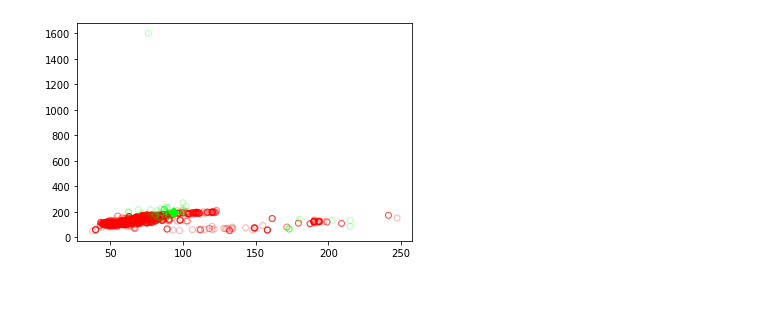
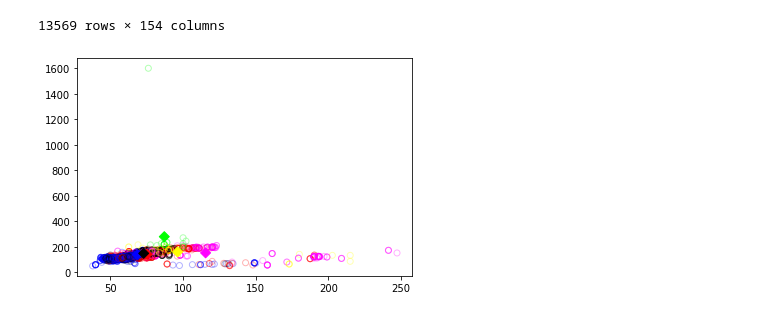
Before and after one commit to melodyyu/cogs118b-final-project, a Jupyter notebook: K_Means_Code.ipynb, the cells around one changed output. Drawn from its saved outputs; the diff is of its cells as text; code cells hidden in the pictures.

```diff
--- a/K_Means_Code.ipynb
+++ b/K_Means_Code.ipynb
@@ -91,24 +93,14 @@ def runKMeans(K, csv_filepath):
     # Load cleaned data in
     data = pd.read_csv(csv_filepath)
 
-    ##break the columns into lists of their own and combine then into one array
-    #x_col = data[X_col]
-    #y_col = data[Y_col]
-    #dimensions = []
-
-    #for num in range(0,len(data[X_col])):
-        #dimensions.append([x_col[num], y_col[num]])
-
-    #dimensions = np.array(dimensions)
-
-    #X = dimensions
+    # drop non numerical values in order to run K-means and convert into a numpy array
     X = data.drop(['Unnamed: 0', 'Brand', 'Model', 'Added'], axis = 1)
     X = np.array(X)
 
     # Determine and store data set information; N is the number of objects, D is the number of attributes
     N,D = X.shape
 
-    # Allocate space for the K mu vectors
+    # Allocate space for the Kmu vectors
     Kmus = np.zeros((K, D))
 
     # Initialize cluster centers by randomly picking points from the data
@@ -123,21 +115,18 @@ def runKMeans(K, csv_filepath):
         # Do this by first calculating a squared distance matrix where the n,k entry
         # contains the squared distance from the nth data vector to the kth mu vector
 
-        # sqDmat will be an N-by-K matrix with the n,k entry as specfied above
+        # sqDmat will be an N x K matrix with the n,k entry as specfied above
 
         sqDmat = calcSqDistances(X, Kmus);
 
         # given the matrix of squared distances, determine the closest cluster center for each data vector
 
-        # R is the "responsibility" matrix
-        # R will be an N-by-K matrix of binary values whose n,k entry is set as
-        # Specifically, the n,k entry is 1 if point n is closest to cluster k,
-        # and is 0 otherwise
+        # Rnk is the "responsibility" matrix
+        # Rnk will be an N x K matrix of binary values whose n,k entry is set as
+        # Specifically, the n,k entry is 1 if point n is closest to cluster k, and is 0 otherwise
         Rnk = determineRnk(sqDmat)
 
         KmusOld = Kmus
-        #plotCurrent(X, Rnk, Kmus)
-        #plt.show()
 
         # Recalculate mu values based on cluster assignments
         Kmus = recalcMus(X, Rnk)
@@ -146,11 +135,10 @@ def runKMeans(K, csv_filepath):
         if sum(abs(KmusOld.flatten() - Kmus.flatten())) < 1e-6:
             break
 
-    #plotCurrent(X,Rnk,Kmus)
-
+    #append the ranking of each datapoint to the initial dataframe
     rnk = Rnk.tolist()
     data['Rank'] = rnk
 
     data
-    return Kmus,X, Rnk #data
+    return Kmus,X,Rnk,data
 # %%
@@ -168,4 +164,5 @@ plot(10,'encoded_smartphone_data.csv')
 # %%
-Kmus,X, Rnk = runKMeans(2,"encoded_smartphone_data.csv")
+Kmus, X, Rnk,data = runKMeans(6,"encoded_smartphone_data.csv")
 plotCurrent(X,Rnk,Kmus)
+data
 # %% [output]
@@ -172 +181,2 @@ plotCurrent(X,Rnk,Kmus)
+13569 rows × 154 columns
-[figure, old version]
+[figure, new version]
```
Also changed, not shown: parts of 6 cells of this notebook.
